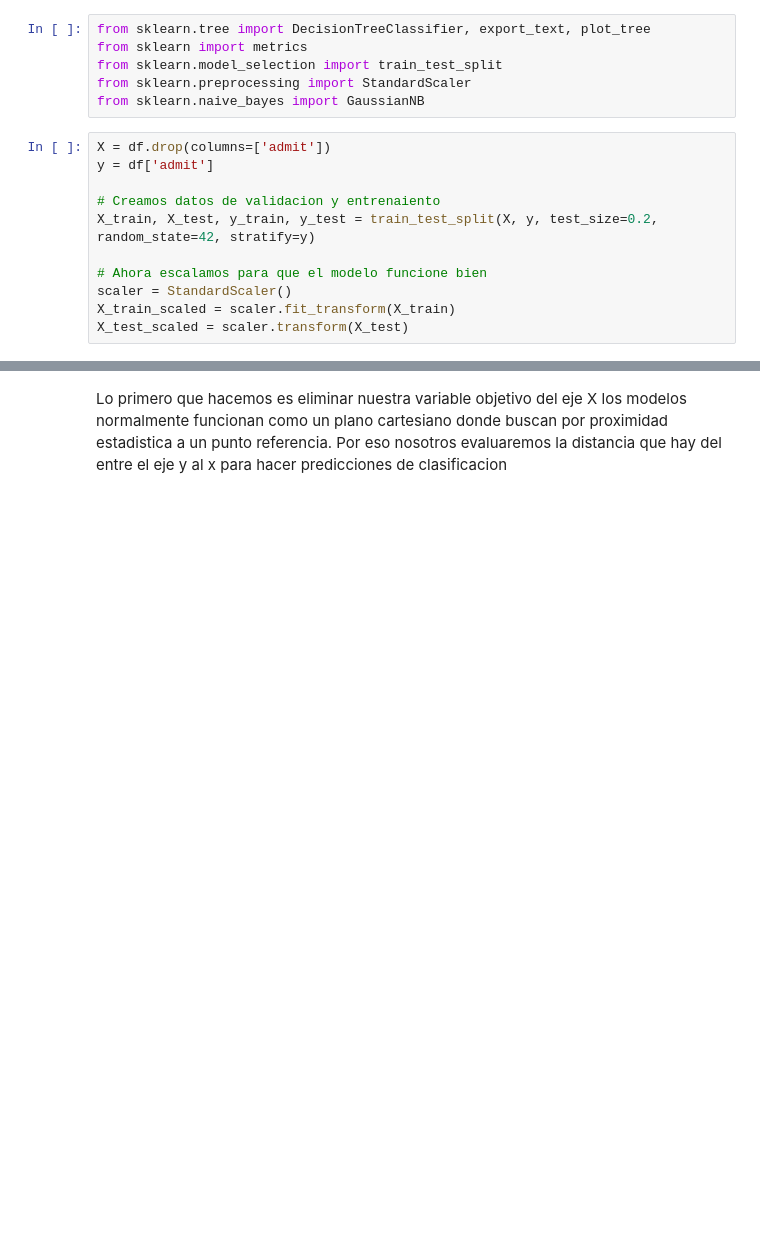
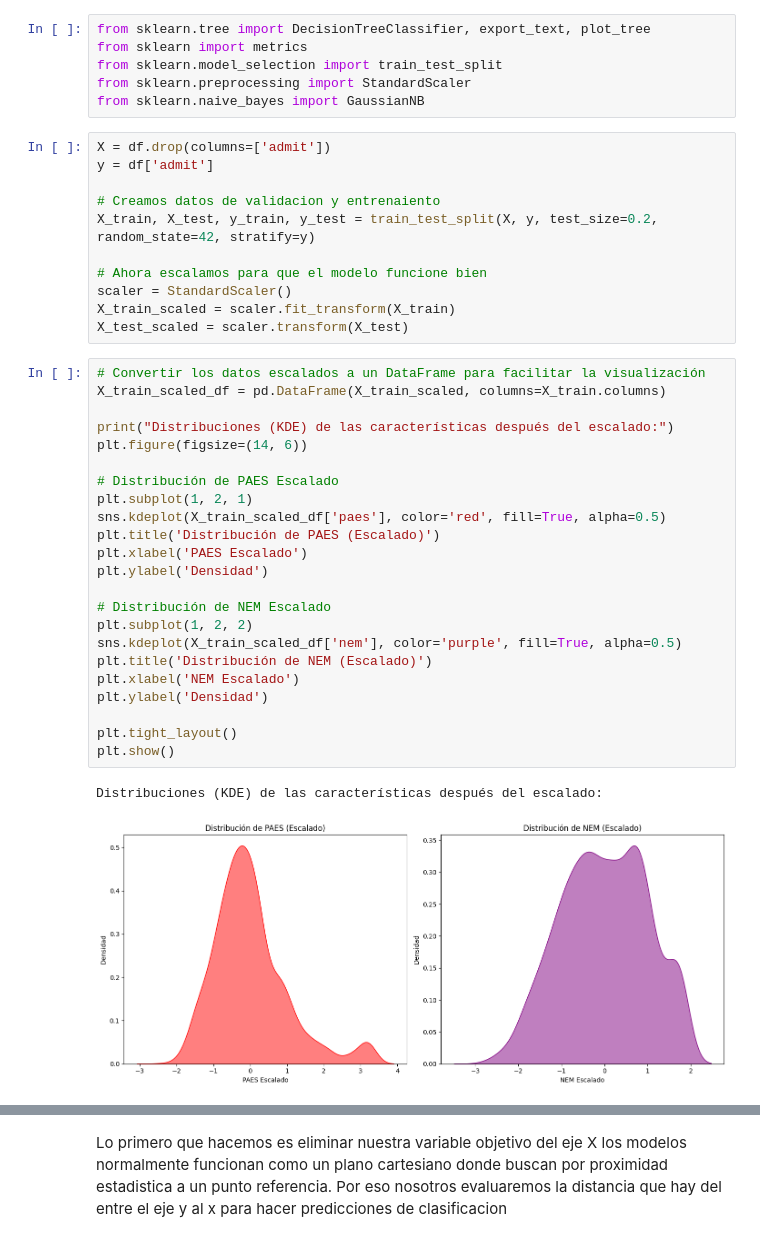
Before and after one commit to Ruhtenio/Mineria_Datos002D, a Jupyter notebook: proyecto_base_mineria.ipynb, the cells around one changed output, grey strips where cells are left out. Drawn from its saved outputs; the diff is of its cells as text; blank space fills up the shorter version.

Commit message:
Agregacion de visualizacion de datos escalados y metricas sin los outliers

```diff
--- a/proyecto_base_mineria.ipynb
+++ b/proyecto_base_mineria.ipynb
@@ -354,3 +354,29 @@ X_train, X_test, y_train, y_test = train_test_split(X, y, test_size=0.2, random_
 scaler = StandardScaler()
 X_train_scaled = scaler.fit_transform(X_train)
 X_test_scaled = scaler.transform(X_test)
+# %%
+# Convertir los datos escalados a un DataFrame para facilitar la visualización
+X_train_scaled_df = pd.DataFrame(X_train_scaled, columns=X_train.columns)
+
+print("Distribuciones (KDE) de las características después del escalado:")
+plt.figure(figsize=(14, 6))
+
+# Distribución de PAES Escalado
+plt.subplot(1, 2, 1)
+sns.kdeplot(X_train_scaled_df['paes'], color='red', fill=True, alpha=0.5)
+plt.title('Distribución de PAES (Escalado)')
+plt.xlabel('PAES Escalado')
+plt.ylabel('Densidad')
+
+# Distribución de NEM Escalado
+plt.subplot(1, 2, 2)
+sns.kdeplot(X_train_scaled_df['nem'], color='purple', fill=True, alpha=0.5)
+plt.title('Distribución de NEM (Escalado)')
+plt.xlabel('NEM Escalado')
+plt.ylabel('Densidad')
+
+plt.tight_layout()
+plt.show()
+# %% [output]
+Distribuciones (KDE) de las características después del escalado:
+[figure, added]
```
Also changed, not shown: parts of 5 cells of this notebook.
